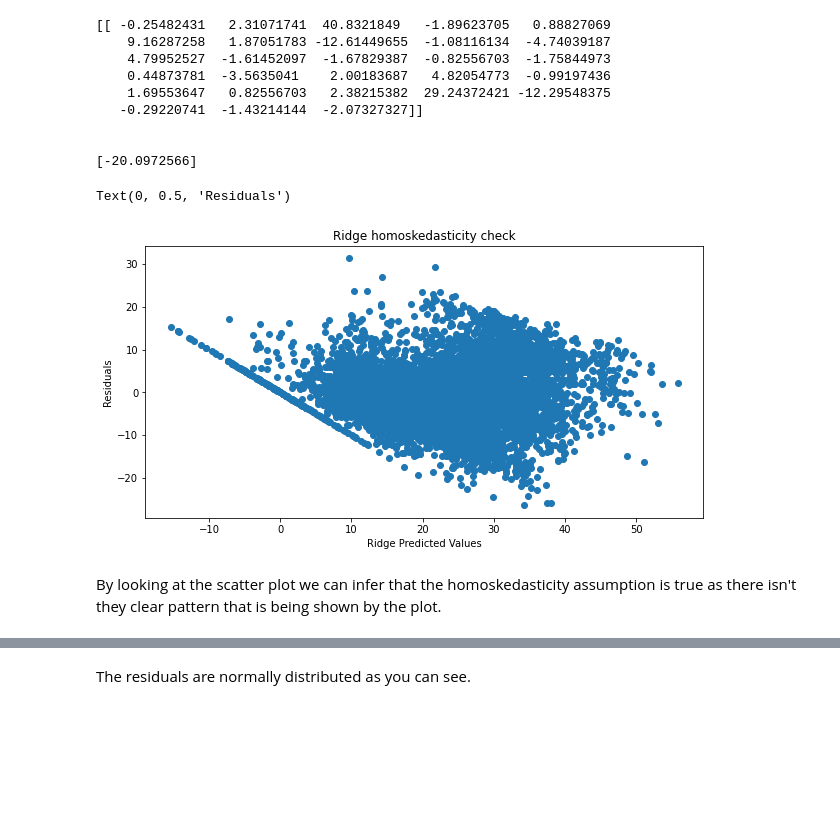
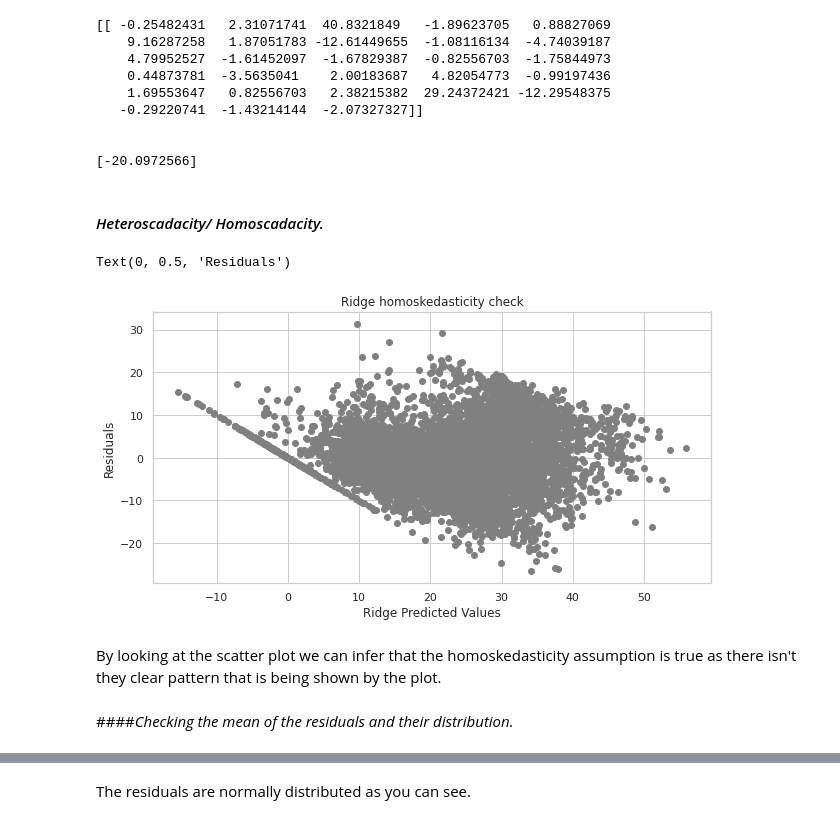
Before and after one commit to Shourya306/Bike-Sharing-Demand-Prediction-Regression, a Jupyter notebook: Bike_Sharing_Demand_Prediction_Capstone_Project.ipynb, the cells around one changed output, grey strips where cells are left out. Saved outputs shown, nothing was run; the diff lists cells and outputs as text; code cells hidden in the pictures; blank space fills up the shorter version.

```diff
--- a/Bike_Sharing_Demand_Prediction_Capstone_Project.ipynb
+++ b/Bike_Sharing_Demand_Prediction_Capstone_Project.ipynb
@@ -1180,21 +1205,25 @@ print(ridge.intercept_)
 # %%
 # Predicted the Y_train values from X_train.
 y_train_predict_ridge = ridge.predict(X_train)
+# %% [markdown]
+#### *Heteroscadacity/ Homoscadacity.*
 # %%
 # Let us check if the assumptions of homoskedasticity and the residual mean ~= 0 are valid.
 # homoskedasticity check.
 residuals_ridge = y_train - y_train_predict_ridge
 y_predicted_ridge = y_train_predict_ridge
 plt.figure(figsize = (10,5))
-plt.scatter(x = y_predicted_ridge, y = residuals_ridge)
+plt.scatter(x = y_predicted_ridge, y = residuals_ridge, color = 'grey')
 plt.title('Ridge homoskedasticity check')
 plt.xlabel('Ridge Predicted Values')
 plt.ylabel('Residuals')
 # %% [output]
 Text(0, 0.5, 'Residuals')
-[figure, old version]
+[figure, new version]
 # %% [markdown]
 By looking at the scatter plot we can infer that the homoskedasticity assumption is true as there isn't they clear pattern that is being shown by the plot.
+# %% [markdown]
+####*Checking the mean of the residuals and their distribution.*
 # %%
 # Checking the distribution of residuals.
 sns.distplot(residuals_ridge, color = 'grey')
```
Also changed, not shown: parts of 46 cells of this notebook.
